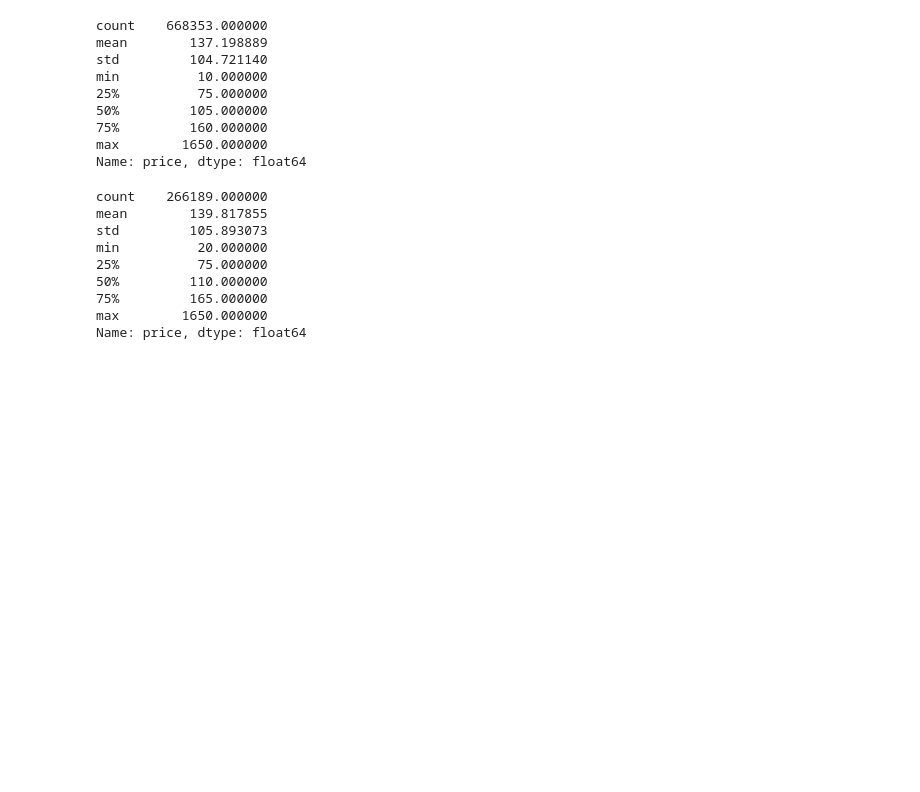
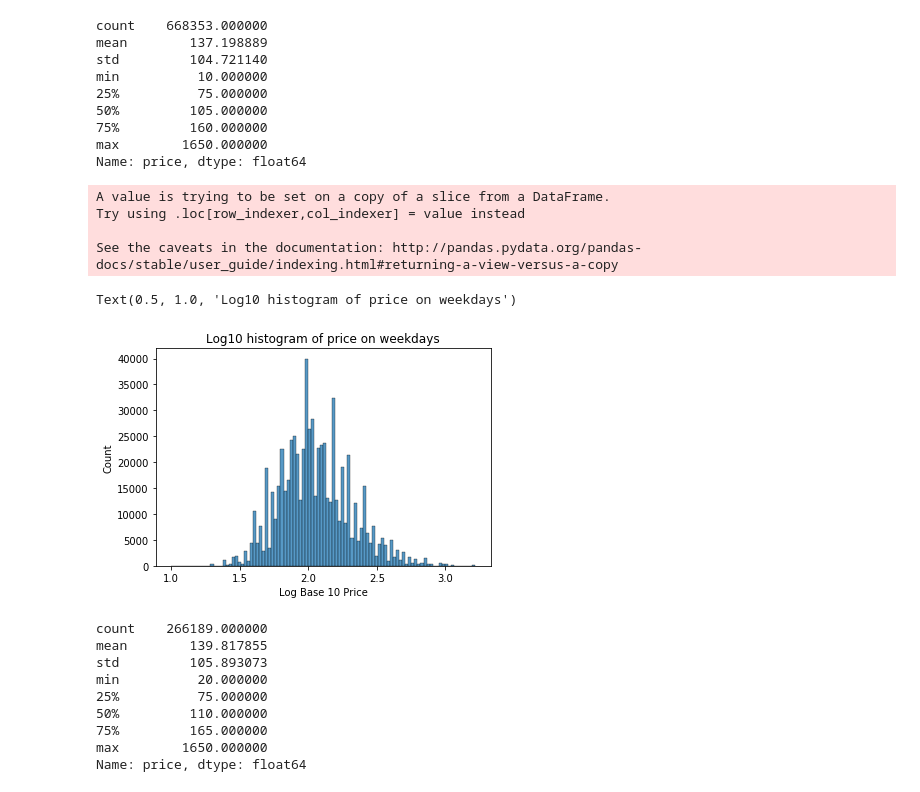
Before and after one commit to ebrunette/UdacityDataScienceNanoDegree, a Jupyter notebook: ProjectOne/AirB&BEDA.ipynb, the cells around one changed output. Drawn from its saved outputs; the diff is of its cells as text; code cells hidden in the pictures; blank space fills up the shorter version.

```diff
--- a/ProjectOne/AirB&BEDA.ipynb
+++ b/ProjectOne/AirB&BEDA.ipynb
@@ -269,3 +276,14 @@ def clean_price_column(x):
+# %%
+def clean_price_column(x):
+    """
+    Removes the $ value, and commas in a price value.
+
+    Param: the value you wish to adjust
+    Type: String
+    Rtype: String
+    Retrun: String that allows the value to be type casted to a float
+    """
+    return x.replace('$', '').replace(',','')
 # %%
 listings['price'] = listings['price'].apply(clean_price_column).astype('float64')
 # %%
@@ -391,12 +409,20 @@ if date.weekday() > 4:
 else: print("Weekday")
 # %% [output]
 Weekday
-# %%
-def is_weekend(string):
-    date = datetime.strptime(string, '%Y-%m-%d')
-    if date.weekday() > 4:
-        return True
-    return False
+# %%
+def is_weekend(date_in):
+    """
+    Retruns a boolean for if the time passed in is on the weekend or not.
+
+    Param: date: The string of the format YYYY-M-D representing a date.
+    Type: String
+    Rtype: Boolean
+    Return: True if the date passed in is on a weekend, and false if it is a weekday.
+    """
+    date = datetime.strptime(date_in, '%Y-%m-%d')
+    if date.weekday() > 4:
+        return True
+    return False
 # %%
 calendar['weekend'] = calendar['date'].apply(is_weekend)
 # %%
@@ -463,6 +489,19 @@ min          10.000000
 75%         160.000000
 max        1650.000000
 Name: price, dtype: float64
+# %%
+import math
+available_weekdays['Log Base 10 Price'] = available_weekdays['price'].apply(math.log10)
+# %% [output]
+A value is trying to be set on a copy of a slice from a DataFrame.
+Try using .loc[row_indexer,col_indexer] = value instead
+
+See the caveats in the documentation: http://pandas.pydata.org/pandas-docs/stable/user_guide/indexing.html#returning-a-view-versus-a-copy
+# %%
+sns.histplot(available_weekdays, x="Log Base 10 Price", bins=100).set_title('Log10 histogram of price on weekdays')
+# %% [output]
+Text(0.5, 1.0, 'Log10 histogram of price on weekdays')
+[figure, added]
 # %%
 available_weekends['price'].describe()
 # %% [output]
```
Also changed, not shown: parts of 9 cells of this notebook.
